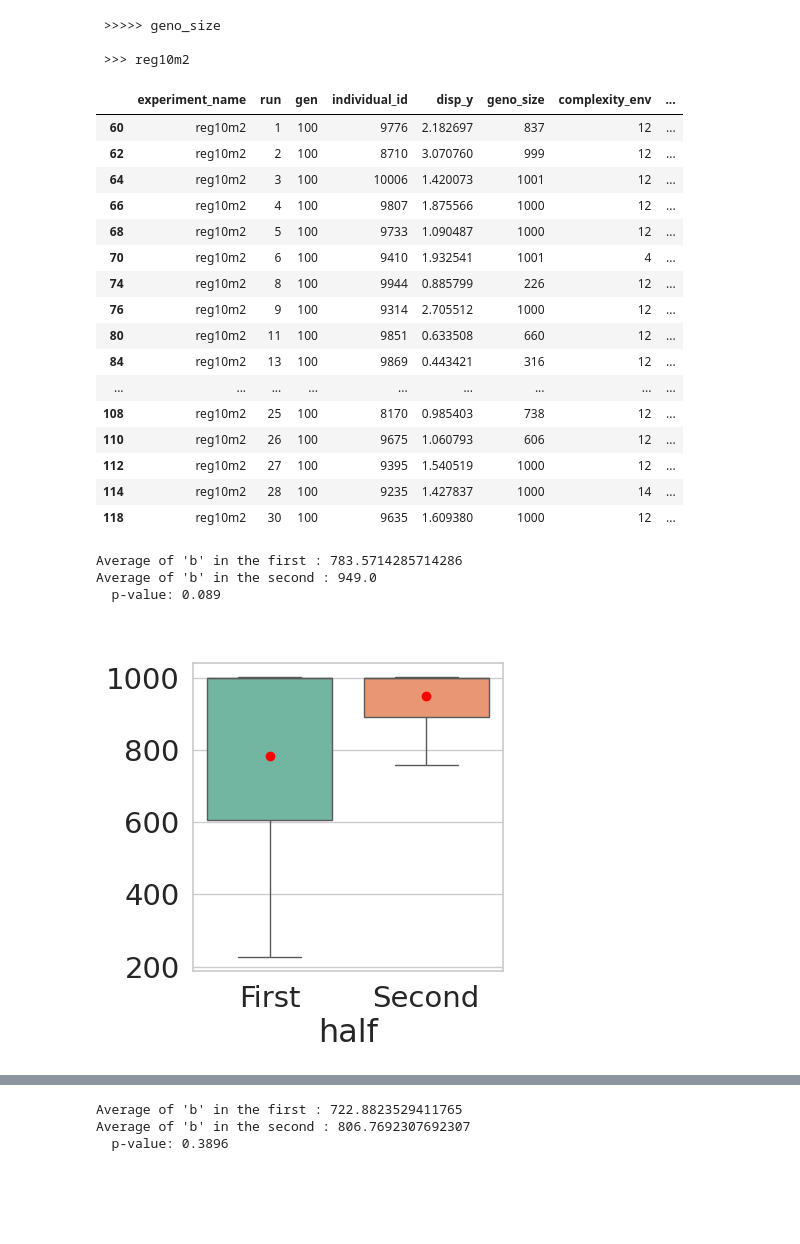
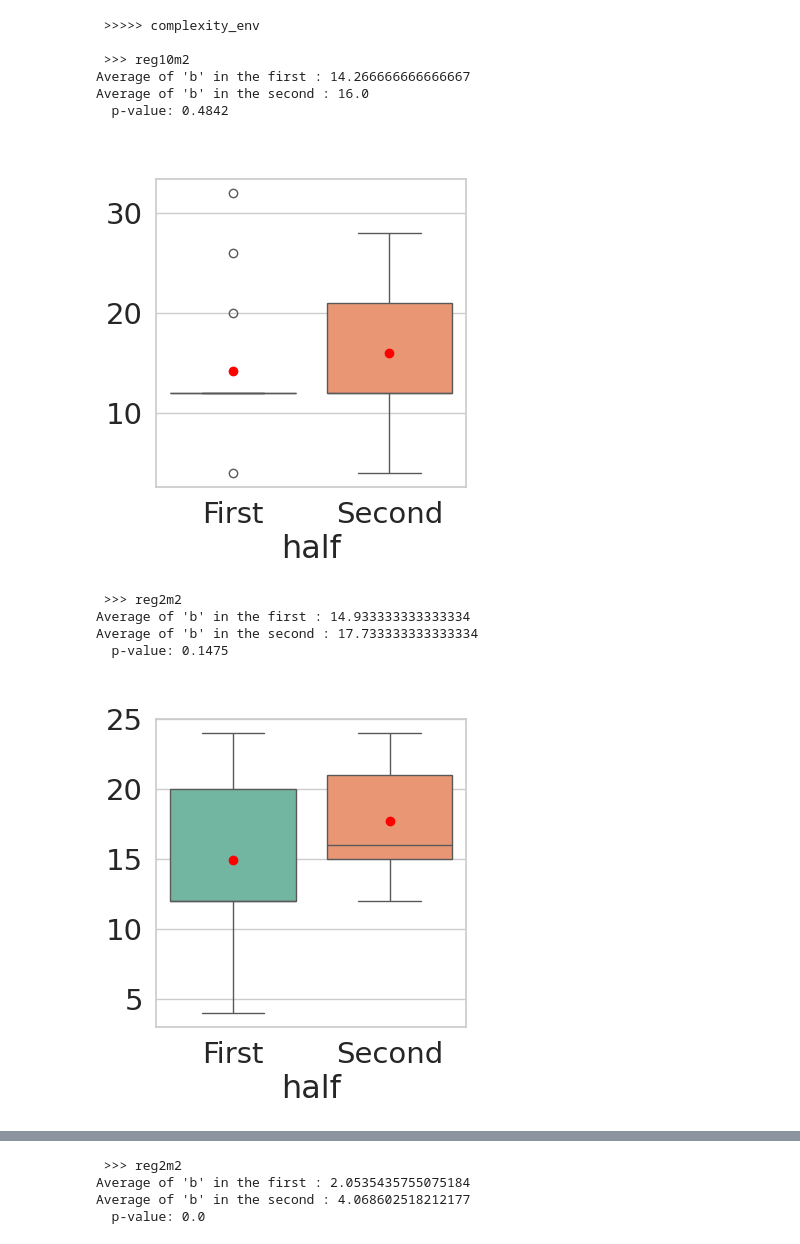
Before and after one commit to karinemiras/revolve2, a Jupyter notebook: experiments/default_study/knockout_analysisv2.ipynb, the cells around one changed output, grey strips where cells are left out. Cells and saved outputs as stored; diff of their text form; code cells hidden in the pictures; blank space fills up the shorter version.

```diff
--- a/experiments/default_study/knockout_analysisv2.ipynb
+++ b/experiments/default_study/knockout_analysisv2.ipynb
@@ -381,8 +464,10 @@ for idx_experiment, exp in enumerate(experiments):
 ### COMPLEXITY VS SIZE
 
 
-metrics_dist = ['geno_size', 'complexity_net', 'disp_y']
-metric_order = 'complexity_env'
+# metrics_dist = ['geno_size', 'complexity_net', 'disp_y']
+# metric_order = 'complexity_env'
+metrics_dist = ['complexity_env', 'complexity_net', 'disp_y']
+metric_order = 'geno_size'
 
 for metric_dist in metrics_dist:
     print('\n >>>>>',metric_dist)
@@ -390,10 +475,14 @@ for metric_dist in metrics_dist:
         print('\n >>>',exp)
         df_comp_g = corr_df_all[ (corr_df_all['experiment_name'] == exp) ]
         df_comp_g = df_comp_g[ (df_comp_g['ranking'] == 'best') ]
-        #df_sorted = df_comp_g.sort_values(by=metric_order).reset_index(drop=True)
+        df_sorted = df_comp_g.sort_values(by=metric_order).reset_index(drop=True)
 
-        first_half = df_comp_g[ (df_comp_g[metric_order] <20) ]
-        second_half = df_comp_g[ (df_comp_g[metric_order] >= 20) ]
+        # first_half = df_comp_g[ (df_comp_g[metric_order] <20) ]
+        # second_half = df_comp_g[ (df_comp_g[metric_order] >= 20) ]
+
+        midpoint = len(df_sorted) // 2
+        first_half = df_sorted.iloc[:midpoint]
+        second_half = df_sorted.iloc[midpoint:]
 
         # Calculate and display the averages for 'b' in each half
         avg_first_half = first_half[metric_dist].mean()
@@ -401,52 +490,40 @@ for metric_dist in metrics_dist:
      #   display(first_half)
       #  display(second_half)
         print(f"Average of 'b' in the first : {avg_first_half}")
         print(f"Average of 'b' in the second : {avg_second_half}")
 
         t_stat, p_value = ttest_ind(first_half[metric_dist], second_half[metric_dist], equal_var=True)
        # _, p_value = wilcoxon(first_half[metric_dist], second_half[metric_dist])
         #_, p_value = mannwhitneyu(first_half[metric_dist], second_half[metric_dist], alternative='two-sided')
         print(f"  p-value: {round(p_value, 4)}")
 
         # Add a new column to each half to indicate "First Half" or "Second Half"
         first_half['half'] = 'First'
         second_half['half'] = 'Second'
 
         #  Concatenate the two halves back into a single DataFrame
         df_concat = pd.concat([first_half, second_half], ignore_index=True)
 
         # Plot variable 'disp_y' for each half using box plots
         plt.figure(figsize=(4, 4))
         sb.boxplot(x='half', y=metric_dist, data=df_concat, palette="Set2")
 
         plt.scatter(x=[0], y=[avg_first_half], color='red', label='Mean', zorder=5)
         plt.scatter(x=[1], y=[avg_second_half], color='red', zorder=5)
 
         plt.title(' ')
         plt.ylabel('' )
         plt.show()
 # %% [output]
- >>>>> geno_size
+ >>>>> complexity_env
 
  >>> reg10m2
+Average of 'b' in the first : 14.266666666666667
+Average of 'b' in the second : 16.0
+  p-value: 0.4842
-|  | experiment_name | run | gen | individual_id | disp_y | geno_size | complexity_env | ... |
-| 60 | reg10m2 | 1 | 100 | 9776 | 2.182697 | 837 | 12 | ... |
-| 62 | reg10m2 | 2 | 100 | 8710 | 3.070760 | 999 | 12 | ... |
-| 64 | reg10m2 | 3 | 100 | 10006 | 1.420073 | 1001 | 12 | ... |
-| 66 | reg10m2 | 4 | 100 | 9807 | 1.875566 | 1000 | 12 | ... |
-| 68 | reg10m2 | 5 | 100 | 9733 | 1.090487 | 1000 | 12 | ... |
-| 70 | reg10m2 | 6 | 100 | 9410 | 1.932541 | 1001 | 4 | ... |
-| 74 | reg10m2 | 8 | 100 | 9944 | 0.885799 | 226 | 12 | ... |
-| 76 | reg10m2 | 9 | 100 | 9314 | 2.705512 | 1000 | 12 | ... |
-| 80 | reg10m2 | 11 | 100 | 9851 | 0.633508 | 660 | 12 | ... |
-| 84 | reg10m2 | 13 | 100 | 9869 | 0.443421 | 316 | 12 | ... |
-| ... | ... | ... | ... | ... | ... | ... | ... | ... |
-| 108 | reg10m2 | 25 | 100 | 8170 | 0.985403 | 738 | 12 | ... |
-| 110 | reg10m2 | 26 | 100 | 9675 | 1.060793 | 606 | 12 | ... |
-| 112 | reg10m2 | 27 | 100 | 9395 | 1.540519 | 1000 | 12 | ... |
-| 114 | reg10m2 | 28 | 100 | 9235 | 1.427837 | 1000 | 14 | ... |
-| 118 | reg10m2 | 30 | 100 | 9635 | 1.609380 | 1000 | 12 | ... |
+[figure, new version]
-Average of 'b' in the first : 783.5714285714286
-Average of 'b' in the second : 949.0
-  p-value: 0.089
+ >>> reg2m2
+Average of 'b' in the first : 14.933333333333334
+Average of 'b' in the second : 17.733333333333334
+  p-value: 0.1475
-[figure, old version]
+[figure, new version]
@@ -472,3 +537,4 @@ Average of 'b' in the second : 949.0
-Average of 'b' in the first : 722.8823529411765
-Average of 'b' in the second : 806.7692307692307
-  p-value: 0.3896
+ >>> reg2m2
+Average of 'b' in the first : 2.0535435755075184
+Average of 'b' in the second : 4.068602518212177
+  p-value: 0.0
```
Also changed, not shown: parts of 11 cells of this notebook, 2 other files.
